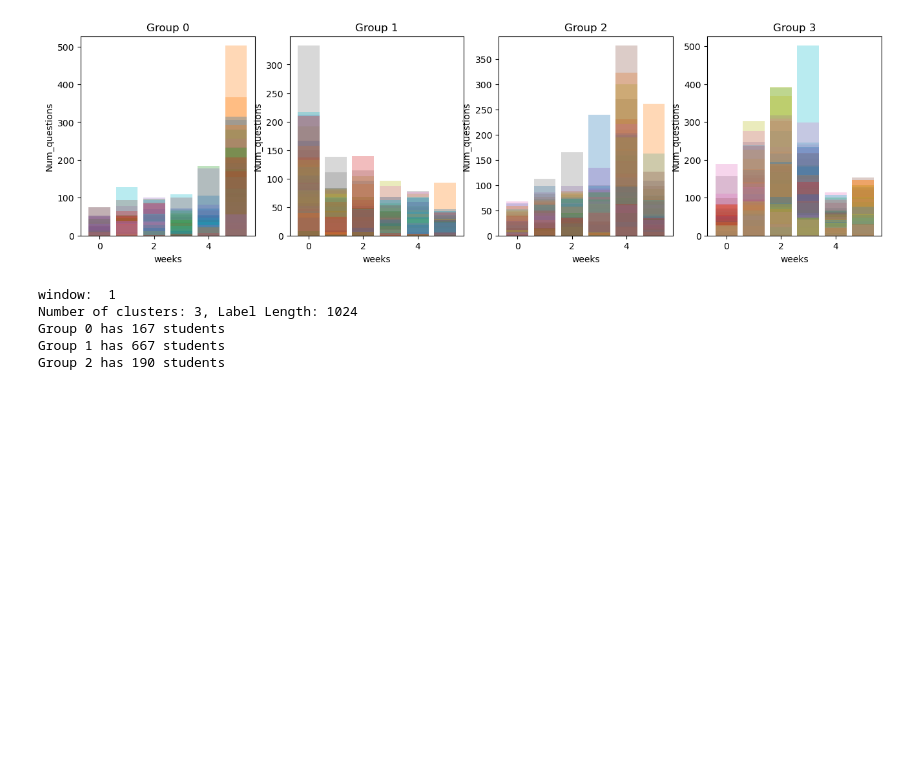
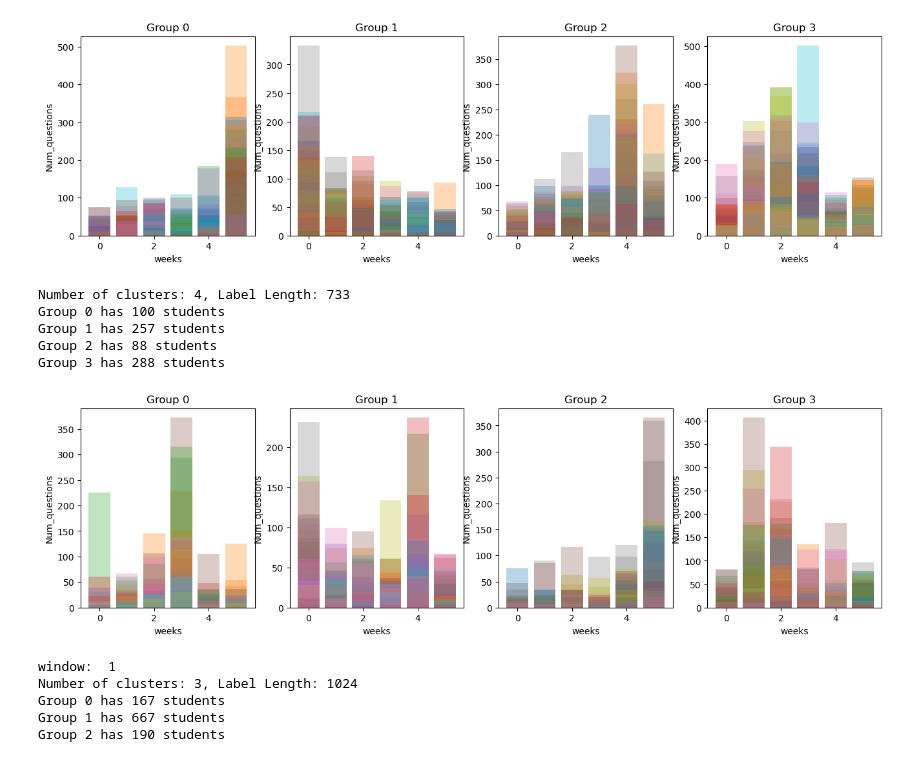
Before and after one commit to ML4BD/final-submission-uclumasa, a Jupyter notebook: lernnavi_clustering_efforts.ipynb, the cells around one changed output. Cells and saved outputs as stored; diff of their text form; code cells hidden in the pictures; blank space fills up the shorter version.

```diff
--- a/lernnavi_clustering_efforts.ipynb
+++ b/lernnavi_clustering_efforts.ipynb
@@ -45,7 +45,7 @@ from tqdm import notebook as vis
 # %%
 import cluster
 # %%
-user_ids, data = cluster.prepare_data(students=mastery_df_german,min_week=6, scale = True)
-cluster.visualize_data(data[len(data)-1]) # We visualize one student's data
+user_ids_german, data_german = cluster.prepare_data(students=mastery_df_german,min_week=6, scale = True)
+cluster.visualize_data(data_german[len(data_german)-1]) # We visualize one student's data
 # %% [output]
 [figure]
@@ -142,0 +186,14 @@ for gamma in vis.tqdm(gammas, desc='Sweeping gammas'):
+# %%
+windows = [5,6]
+gammas = [0.01, 0.1, 0.5, 1] + np.arange(2, 10, 1).tolist() + np.arange(10, 30, 10).tolist() + np.arange(30, 100, 30).tolist()
+n_cluster_list = range(2, 30)
+for window in vis.tqdm(windows, desc='Sweeping windows'):
+    print("window: ", window)
+    D = cluster.get_distance_matrix(data_math, metric='dtw', window=window)
+    for gamma in vis.tqdm(gammas, desc='Sweeping gammas'):
+        if gamma == 0: continue
+        #print("\tgamma: ", gamma)
+        S = cluster.get_affinity_matrix(D, gamma) # Get similarity matrix, gamma is the parameter for the exponential function, higher gamma means points that are further away will be more similar
+        W = cluster.get_adjacency(S) # From this similarity matrix we get the adjacency matrix, i.e. the matrix that contains the edges between the nodes, meaning we construct a graph
+        df_labels = cluster.get_heuristics_spectral(W, n_cluster_list, save=True, outdir=f'Images_math/scaled/window={window}', filename=f'gamma_{gamma}.png')
+        plt.close('all')
@@ -160,7 +245,12 @@ def get_original_rows(user_ids, labels, original_df, min_weeks=6):
     return temp
 # %%
 windows = [0,1,2,3,4,5,6]
-D_for_window = {
-    window: cluster.get_distance_matrix(data, metric='dtw', window=window) if window != 0 else cluster.get_distance_matrix(data, metric='e') for window in windows
+#For german
+D_for_window_german = {
+    window: cluster.get_distance_matrix(data_german, metric='dtw', window=window) if window != 0 else cluster.get_distance_matrix(data_german, metric='e') for window in windows
 }
+#For math
+D_for_window_math = {
+    window: cluster.get_distance_matrix(data_math, metric='dtw', window=window) if window != 0 else cluster.get_distance_matrix(data_math, metric='e') for window in windows
+}
 # %%
@@ -178,4 +269,20 @@ Group 1 has 194 students
 Group 2 has 176 students
 Group 3 has 489 students
 [figure]
+# %%
+#MATH
+gamma = 5
+k = 4
+window = 0
+S = cluster.get_affinity_matrix(D_for_window_math[window], gamma) # Get similarity matrix, gamma is the parameter for the exponential function, higher gamma means points that are further away will be more similar
+W = cluster.get_adjacency(S) # From this similarity matrix we get the adjacency matrix, i.e. the matrix that contains the edges between the nodes, meaning we construct a graph
+kmeans, proj_X, eigenvals_sorted = cluster.spectral_clustering(W, k)
+cluster.visualize_clusters(get_original_rows(user_ids_math, kmeans.labels_, mastery_df_math, 6), kmeans.labels_, 6)
+# %% [output]
+Number of clusters: 4, Label Length: 733
+Group 0 has 100 students
+Group 1 has 257 students
+Group 2 has 88 students
+Group 3 has 288 students
+[figure, added]
 # %%
```
Also changed, not shown: parts of 23 cells of this notebook.
